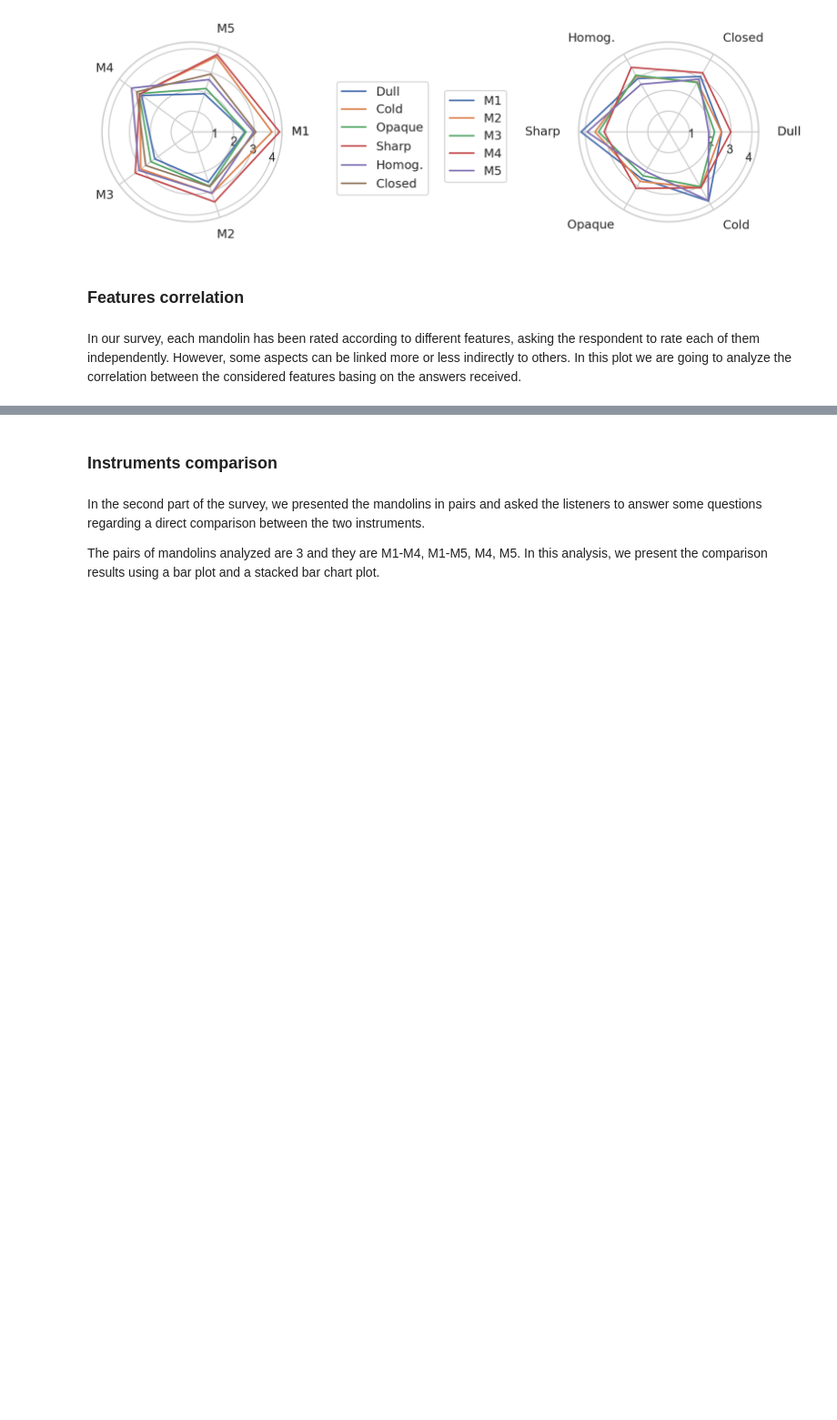
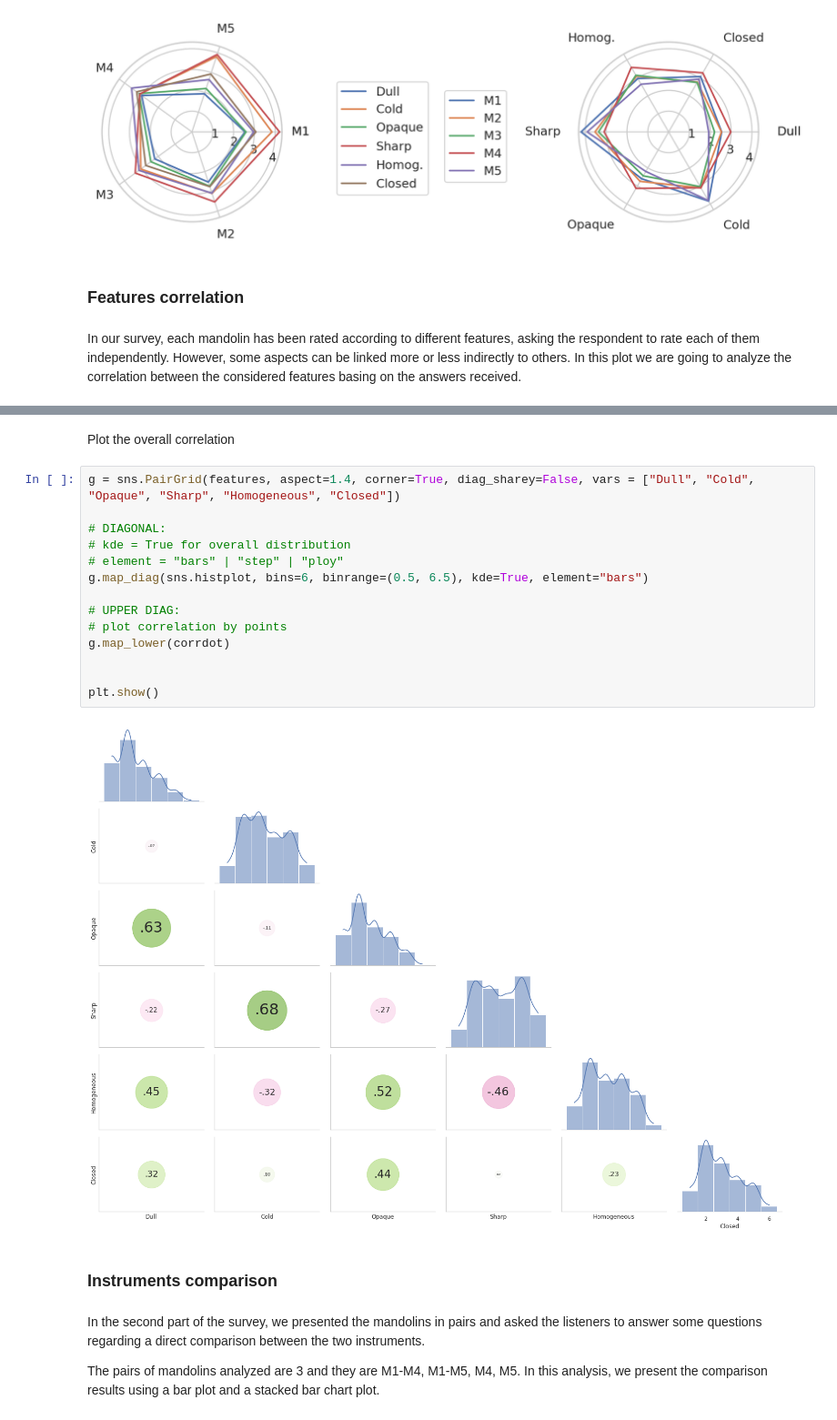
Before and after one commit to davidesalvi/mandolin_analysis, a Jupyter notebook: notebook/DataViz.ipynb, the cells around one changed output, grey strips where cells are left out. Shown at 91% size. Cells and saved outputs as stored; diff of their text form; blank space fills up the shorter version.

```diff
--- a/notebook/DataViz.ipynb
+++ b/notebook/DataViz.ipynb
@@ -579,3 +618,21 @@ plt.show()
+# %% [markdown]
+Plot the overall correlation
+# %%
+g = sns.PairGrid(features, aspect=1.4, corner=True, diag_sharey=False, vars = ["Dull", "Cold", "Opaque", "Sharp", "Homogeneous", "Closed"])
+
+# DIAGONAL:
+# kde = True for overall distribution
+# element = "bars" | "step" | "ploy"
+g.map_diag(sns.histplot, bins=6, binrange=(0.5, 6.5), kde=True, element="bars")
+
+# UPPER DIAG:
+# plot correlation by points
+g.map_lower(corrdot)
+
+
+plt.show()
+# %% [output]
+[figure, added]
 # %% [markdown]
 ### Instruments comparison <a class="anchor" id="comparison"></a>
 # %% [markdown]
```
Also changed, not shown: parts of 14 cells of this notebook.
